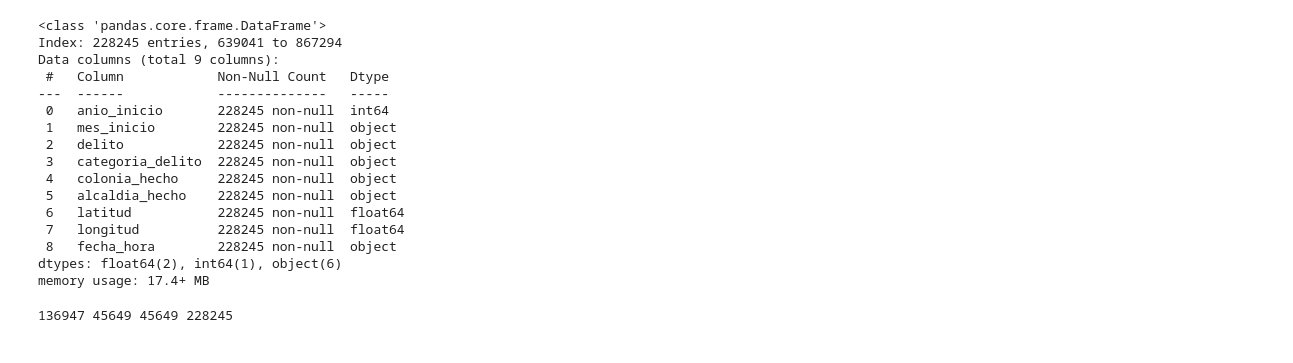
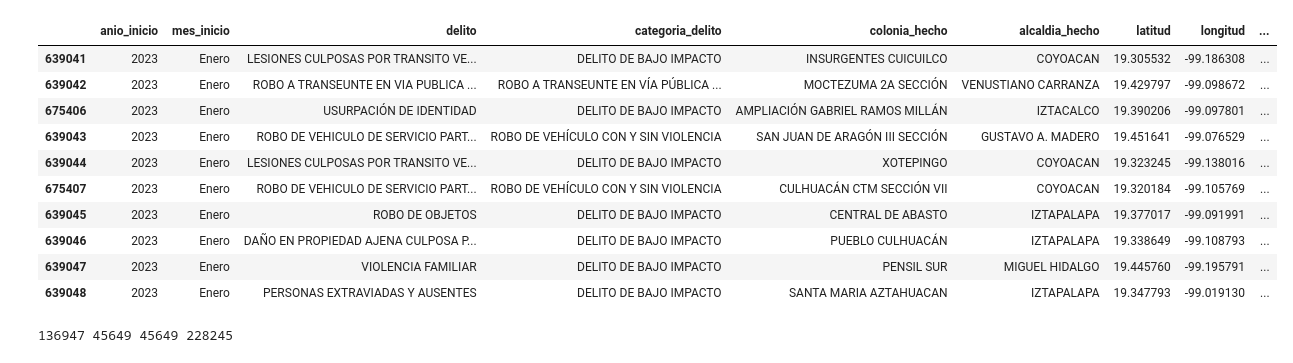
Before and after one commit to ImAleexDz/incidencia-delictiva, a Jupyter notebook: modelo.ipynb, the cells around one changed output. Cells and saved outputs as stored; diff of their text form; code cells hidden in the pictures.

```diff
--- a/modelo.ipynb
+++ b/modelo.ipynb
@@ -15,22 +22,3 @@ df = df.sort_values(by=['fecha_hora'], ascending=True)
 #profile.to_file("incidencia_delictiva.html")
 # %%
 #df.head(20)
-# %%
-df.info()
-# %% [output]
-<class 'pandas.core.frame.DataFrame'>
-Index: 228245 entries, 639041 to 867294
-Data columns (total 9 columns):
- #   Column            Non-Null Count   Dtype
----  ------            --------------   -----
- 0   anio_inicio       228245 non-null  int64
- 1   mes_inicio        228245 non-null  object
- 2   delito            228245 non-null  object
- 3   categoria_delito  228245 non-null  object
- 4   colonia_hecho     228245 non-null  object
- 5   alcaldia_hecho    228245 non-null  object
- 6   latitud           228245 non-null  float64
- 7   longitud          228245 non-null  float64
- 8   fecha_hora        228245 non-null  object
-dtypes: float64(2), int64(1), object(6)
-memory usage: 17.4+ MB
@@ -38,0 +25,14 @@ delitos = df['delito'].copy()
+# %%
+df.head(10)
+# %% [output]
+|  | anio_inicio | mes_inicio | delito | categoria_delito | colonia_hecho | alcaldia_hecho | latitud | longitud | ... |
+| 639041 | 2023 | Enero | LESIONES CULPOSAS POR TRANSITO VE... | DELITO DE BAJO IMPACTO | INSURGENTES CUICUILCO | COYOACAN | 19.305532 | -99.186308 | ... |
+| 639042 | 2023 | Enero | ROBO A TRANSEUNTE EN VIA PUBLICA ... | ROBO A TRANSEUNTE EN VÍA PÚBLICA ... | MOCTEZUMA 2A SECCIÓN | VENUSTIANO CARRANZA | 19.429797 | -99.098672 | ... |
+| 675406 | 2023 | Enero | USURPACIÓN DE IDENTIDAD | DELITO DE BAJO IMPACTO | AMPLIACIÓN GABRIEL RAMOS MILLÁN | IZTACALCO | 19.390206 | -99.097801 | ... |
+| 639043 | 2023 | Enero | ROBO DE VEHICULO DE SERVICIO PART... | ROBO DE VEHÍCULO CON Y SIN VIOLENCIA | SAN JUAN DE ARAGÓN III SECCIÓN | GUSTAVO A. MADERO | 19.451641 | -99.076529 | ... |
+| 639044 | 2023 | Enero | LESIONES CULPOSAS POR TRANSITO VE... | DELITO DE BAJO IMPACTO | XOTEPINGO | COYOACAN | 19.323245 | -99.138016 | ... |
+| 675407 | 2023 | Enero | ROBO DE VEHICULO DE SERVICIO PART... | ROBO DE VEHÍCULO CON Y SIN VIOLENCIA | CULHUACÁN CTM SECCIÓN VII | COYOACAN | 19.320184 | -99.105769 | ... |
+| 639045 | 2023 | Enero | ROBO DE OBJETOS | DELITO DE BAJO IMPACTO | CENTRAL DE ABASTO | IZTAPALAPA | 19.377017 | -99.091991 | ... |
+| 639046 | 2023 | Enero | DAÑO EN PROPIEDAD AJENA CULPOSA P... | DELITO DE BAJO IMPACTO | PUEBLO CULHUACÁN | IZTAPALAPA | 19.338649 | -99.108793 | ... |
+| 639047 | 2023 | Enero | VIOLENCIA FAMILIAR | DELITO DE BAJO IMPACTO | PENSIL SUR | MIGUEL HIDALGO | 19.445760 | -99.195791 | ... |
+| 639048 | 2023 | Enero | PERSONAS EXTRAVIADAS Y AUSENTES | DELITO DE BAJO IMPACTO | SANTA MARIA AZTAHUACAN | IZTAPALAPA | 19.347793 | -99.019130 | ... |
```
Also changed, not shown: parts of 42 cells of this notebook.
